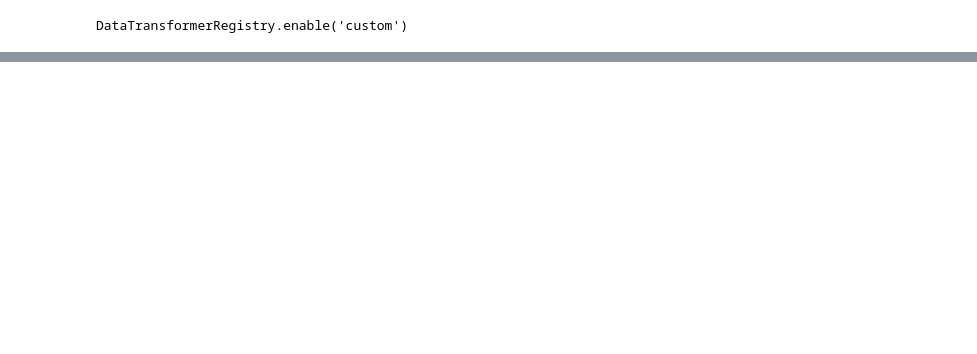
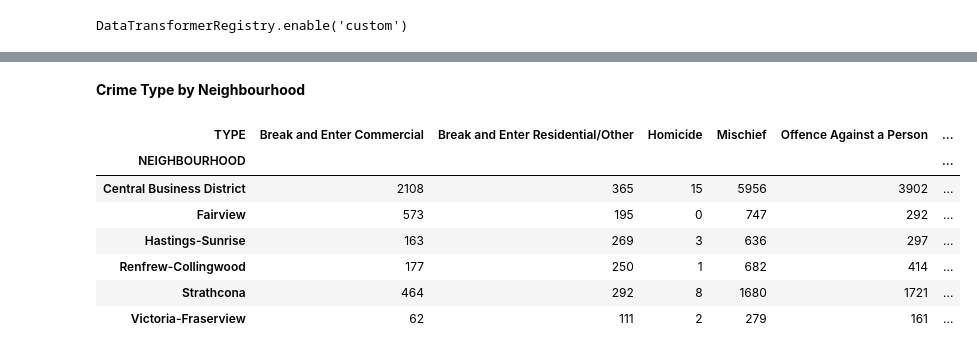
Before and after one commit to sgskung/crime320, a Jupyter notebook: crime.ipynb, the cells around one changed output, grey strips where cells are left out. Drawn from its saved outputs; the diff is of its cells as text; code cells hidden in the pictures; blank space fills up the shorter version.

```diff
--- a/crime.ipynb
+++ b/crime.ipynb
@@ -129,0 +99,3 @@ Unique crime types: 11
+# %%
+df = df.drop(columns=['X', 'Y'])
+df.describe().applymap('{:,.2f}'.format)
@@ -305,0 +309,13 @@ Compare crime rates across different neighbourhoods and crime types in Vancouver
+# %% [markdown]
+**Crime Type by Neighbourhood**
+# %%
+pd.crosstab(index=df['NEIGHBOURHOOD'], columns = df['TYPE'])
+# %% [output]
+| TYPE | Break and Enter Commercial | Break and Enter Residential/Other | Homicide | Mischief | Offence Against a Person | ... |
+| NEIGHBOURHOOD |  |  |  |  |  | ... |
+| Central Business District | 2108 | 365 | 15 | 5956 | 3902 | ... |
+| Fairview | 573 | 195 | 0 | 747 | 292 | ... |
+| Hastings-Sunrise | 163 | 269 | 3 | 636 | 297 | ... |
+| Renfrew-Collingwood | 177 | 250 | 1 | 682 | 414 | ... |
+| Strathcona | 464 | 292 | 8 | 1680 | 1721 | ... |
+| Victoria-Fraserview | 62 | 111 | 2 | 279 | 161 | ... |
```
Also changed, not shown: parts of 34 cells of this notebook.
